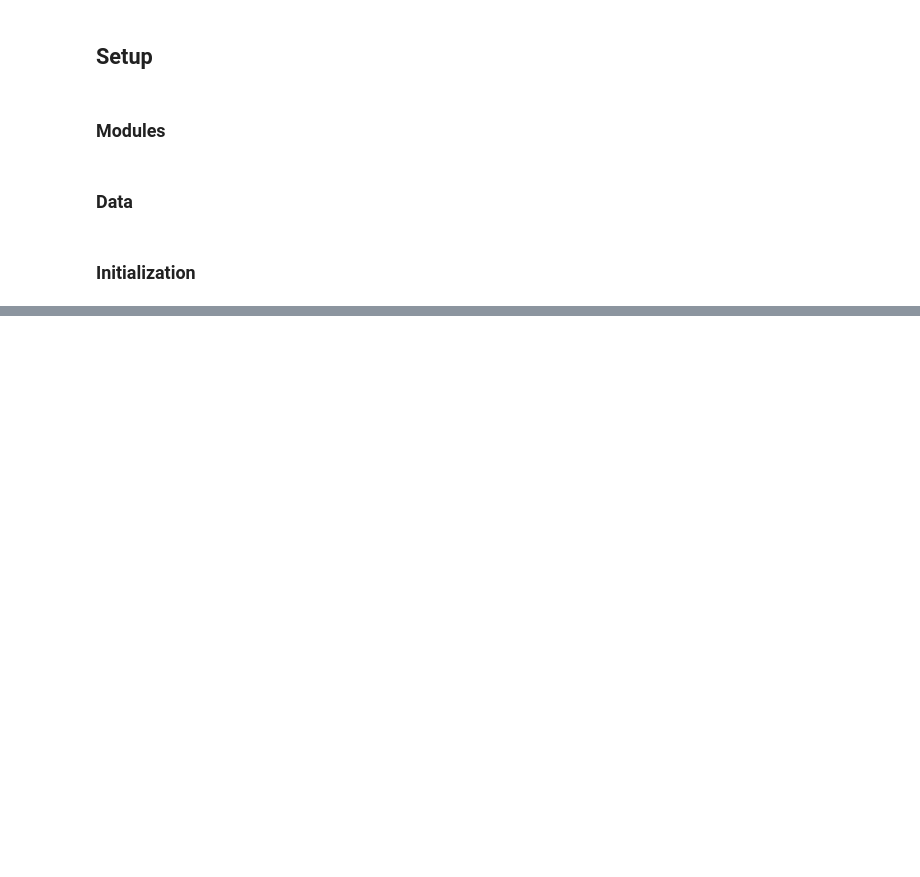
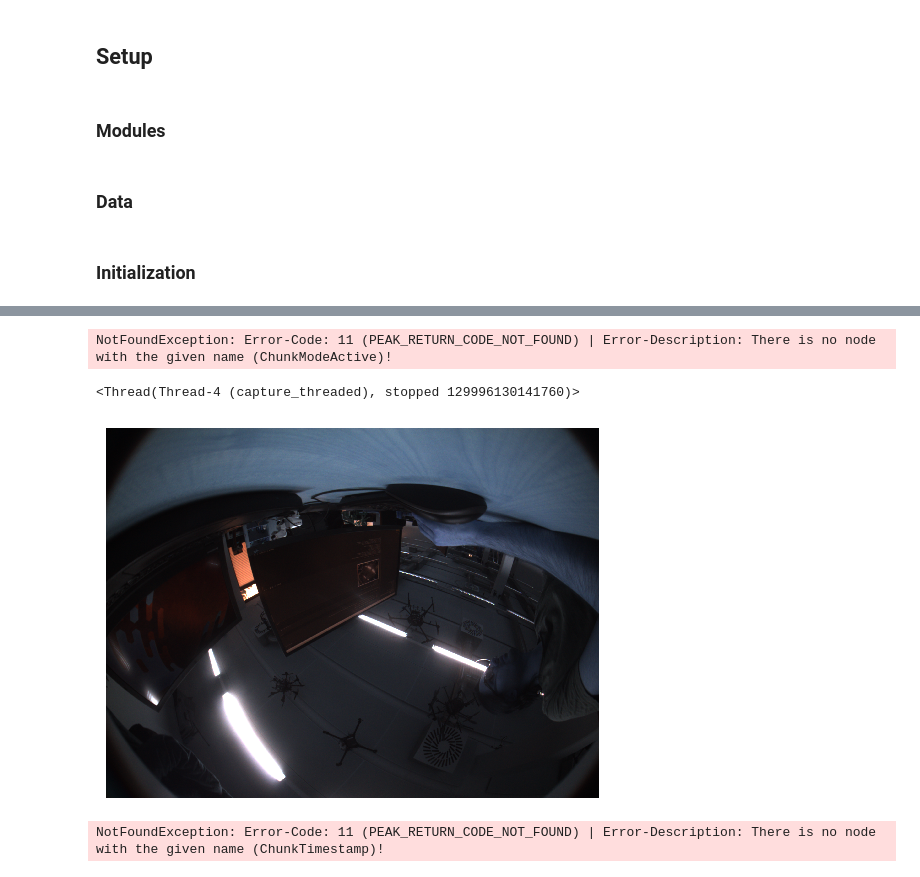
Before and after one commit to bertan-karacora/nimbro-ids-launch, a Jupyter notebook: test.ipynb, the cells around one changed output, grey strips where cells are left out. Saved outputs shown, nothing was run; the diff lists cells and outputs as text; code cells hidden in the pictures; blank space fills up the shorter version.

Commit message:
Add camera class with utils

```diff
--- a/test.ipynb
+++ b/test.ipynb
@@ -208,0 +48,15 @@ def done_recording(self, stats: RecordingStatistics):
+# %%
+def get_device(device_manager):
+    device_manager.Update()
+    device_descriptors = device_manager.Devices()
+
+    if device_descriptors.empty():
+        print("No device found. Exiting Program.")
+        return
+
+    device = device_descriptors[0].OpenDevice(idsp.DeviceAccessType_Control)
+    return device
+# %%
+device = get_device(device_manager)
+# %%
+camera = CameraIDS(device)
@@ -208,0 +92,2 @@ def done_recording(self, stats: RecordingStatistics):
+# %%
+camera.load_settings(path_config)
@@ -208,0 +98,19 @@ def done_recording(self, stats: RecordingStatistics):
+# %%
+camera.get_value("ChunkModeActive")
+# %% [output]
+NotFoundException: Error-Code: 11 (PEAK_RETURN_CODE_NOT_FOUND) | Error-Description: There is no node with the given name (ChunkModeActive)!
+# %%
+camera._capturing_thread
+# %% [output]
+<Thread(Thread-4 (capture_threaded), stopped 129996130141760)>
+# %%
+img = camera.capture()
+plt.imshow(img.get_numpy_3D(), interpolation="nearest")
+plt.axis("off")
+plt.show()
+# %% [output]
+[figure, added]
+# %%
+camera.get_value("ChunkTimestamp")
+# %% [output]
+NotFoundException: Error-Code: 11 (PEAK_RETURN_CODE_NOT_FOUND) | Error-Description: There is no node with the given name (ChunkTimestamp)!
```
Also changed, not shown: parts of 39 cells of this notebook, 2 other files.
